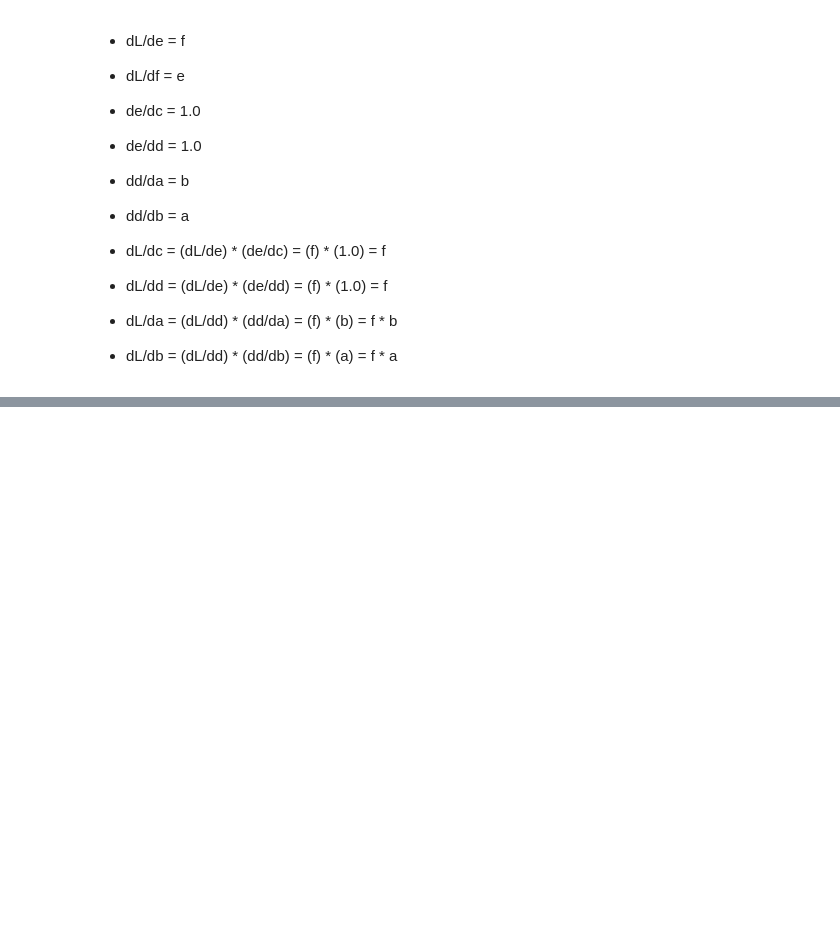
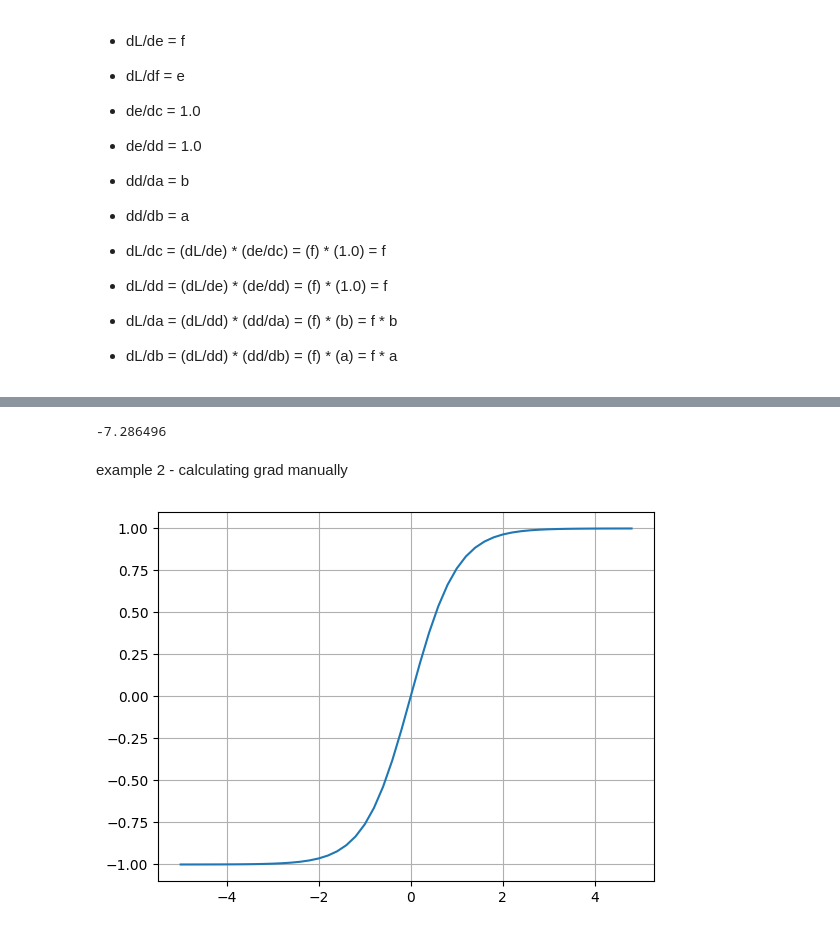
Before and after one commit to byteB8/nanograd, a Jupyter notebook: experiment-grad.ipynb, the cells around one changed output, grey strips where cells are left out. Saved outputs shown, nothing was run; the diff lists cells and outputs as text; code cells hidden in the pictures; blank space fills up the shorter version.

```diff
--- a/experiment-grad.ipynb
+++ b/experiment-grad.ipynb
@@ -247,0 +253,24 @@ lol()
+# %%
+# move along grad (L value goes up)
+a.data += 0.01 * a.grad
+b.data += 0.01 * b.grad
+c.data += 0.01 * c.grad
+d.data += 0.01 * d.grad
+e.data += 0.01 * e.grad
+f.data += 0.01 * f.grad
+
+# forward pass
+d = a * b
+e = d + c
+L = e * f
+print(L.data)
+# %% [output]
+-7.286496
+# %% [markdown]
+example 2 - calculating grad manually
+# %%
+plt.plot(np.arange(-5, 5, 0.2), np.tanh(np.arange(-5, 5, 0.2)))
+plt.grid()
+plt.show()
+# %% [output]
+[figure, added]
```
Also changed, not shown: parts of 4 cells of this notebook.
